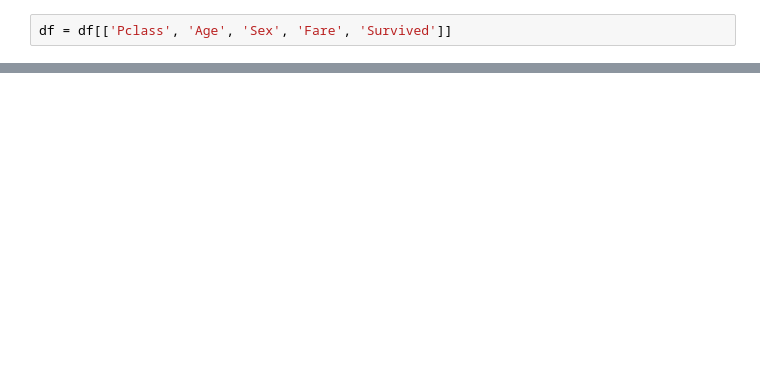
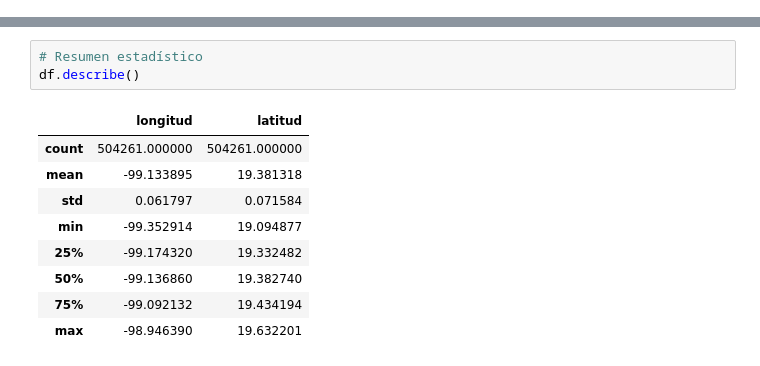
Before and after one commit to Carmodann1311/mineria-de-datos, a Jupyter notebook: tarea_31_octubre_incidentes.ipynb, the cells around one changed output, grey strips where cells are left out. Cells and saved outputs as stored; diff of their text form; blank space fills up the shorter version.

```diff
--- a/tarea_31_octubre_incidentes.ipynb
+++ b/tarea_31_octubre_incidentes.ipynb
@@ -15,2 +9,0 @@ df.head()
-# %%
-df = df[['Pclass', 'Age', 'Sex', 'Fare', 'Survived']]
@@ -18,0 +20,13 @@ df = df.dropna()
+# %%
+# Resumen estadístico
+df.describe()
+# %% [output]
+|  | longitud | latitud |
+| count | 504261.000000 | 504261.000000 |
+| mean | -99.133895 | 19.381318 |
+| std | 0.061797 | 0.071584 |
+| min | -99.352914 | 19.094877 |
+| 25% | -99.174320 | 19.332482 |
+| 50% | -99.136860 | 19.382740 |
+| 75% | -99.092132 | 19.434194 |
+| max | -98.946390 | 19.632201 |
```
Also changed, not shown: parts of 19 cells of this notebook.
